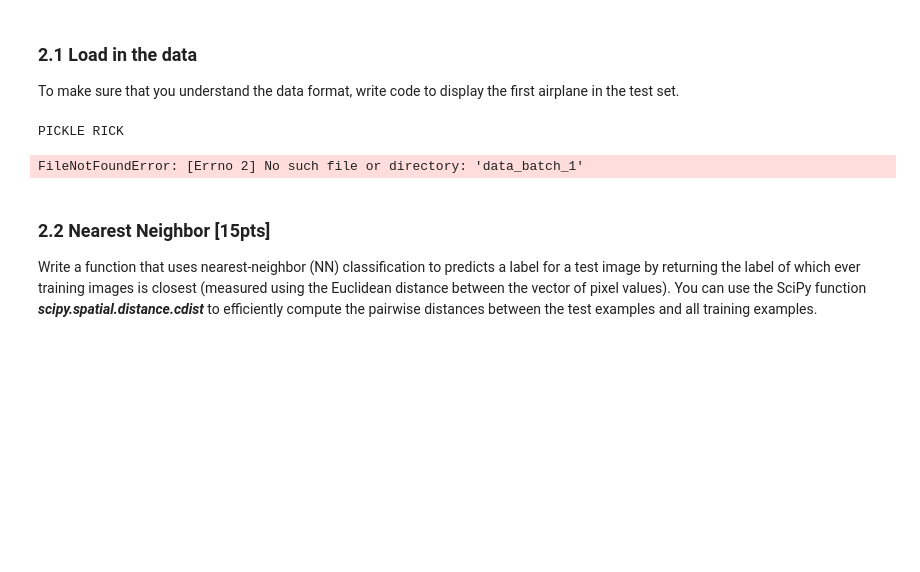
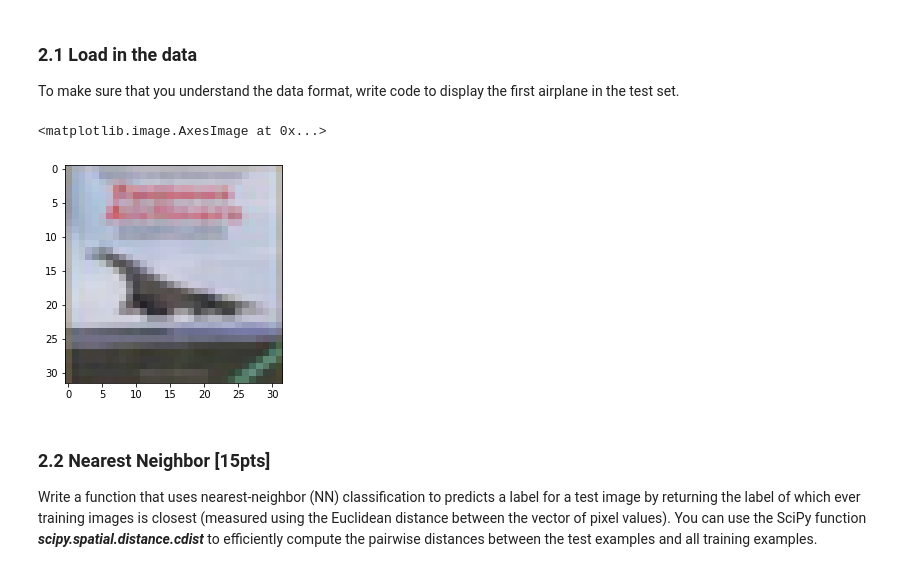
Before and after one commit to brookekelseyryan/Image-Understanding-CS-216, a Jupyter notebook: Homework1/assignment1.ipynb, the cells around one changed output. Drawn from its saved outputs; the diff is of its cells as text; code cells hidden in the pictures; blank space fills up the shorter version.

```diff
--- a/Homework1/assignment1.ipynb
+++ b/Homework1/assignment1.ipynb
@@ -193,18 +193,57 @@ You will images from here: [CIFAR-10](http://www.cs.toronto.edu/~kriz/cifar.html
 # %% [markdown]
 ### 2.1 Load in the data
 To make sure that you understand the data format, write code to display the first airplane in the test set.
-# %%
-print("PICKLE RICK")
-
-# Code from https://www.cs.toronto.edu/~kriz/cifar.html
-def unpickle(file):
-    import pickle
-    with open(file, 'rb') as fo:
-        dict = pickle.load(fo, encoding='bytes')
-    return dict
-
-for file in os.listdir("/Users/brookeryan/Developer/Image-Understanding-CS216/cifar-10-batches-py"):
-    print(unpickle(file))
-# %% [output]
-PICKLE RICK
-FileNotFoundError: [Errno 2] No such file or directory: 'data_batch_1'
+# %%
+cifar = "/Users/brookeryan/Developer/Image-Understanding-CS216/cifar-10-batches-py/"
+
+# Code from https://stackoverflow.com/questions/33137741/fastest-way-to-convert-a-dicts-keys-values-from-bytes-to-str-in-python3
+def convert(data):
+    if isinstance(data, bytes):  return data.decode()
+    if isinstance(data, dict):   return dict(map(convert, data.items()))
+    if isinstance(data, tuple):  return tuple(map(convert, data))
+    if isinstance(data, list):   return list(map(convert, data))
+    return data
+
+# Code from https://gist.github.com/fzliu/64821d31816bce595a4bbd98588b37f5
+def save_as_image(img_flat, fname):
+    from skimage.io import imsave
+    """
+        Saves a data blob as an image file.
+    """
+
+    # consecutive 1024 entries store color channels of 32x32 image
+    img_R = img_flat[0:1024].reshape((32, 32))
+    img_G = img_flat[1024:2048].reshape((32, 32))
+    img_B = img_flat[2048:3072].reshape((32, 32))
+    img = np.dstack((img_R, img_G, img_B))
+
+    # Convert image to float in range [0, 1] to avoid potential bugs
+    if img.dtype == np.uint8:
+        img = img.astype(float) / 256.
+
+    return img
+    # imsave(os.path.join(PIXELS_DIR, fname), img)
+
+# Code from https://www.cs.toronto.edu/~kriz/cifar.html
+def unpickle(file):
+    import pickle
+    with open(file, 'rb') as fo:
+        dict = pickle.load(fo, encoding='bytes')
+    return convert(dict)
+
+test_batch = unpickle(cifar + 'test_batch')
+batches_meta = unpickle(cifar + 'batches.meta')
+
+# Index of airplane, since airplane label is 0
+first_airplane_index = test_batch['labels'].index(0)
+
+img_flat = test_batch["data"][first_airplane_index]
+fname = test_batch["filenames"][first_airplane_index]
+label = test_batch["labels"][first_airplane_index]
+
+img = save_as_image(img_flat, fname)
+
+plt.imshow(img)
+# %% [output]
+<matplotlib.image.AxesImage at 0x...>
+[figure, added]
```
Also changed, not shown: parts of 5 cells of this notebook.
